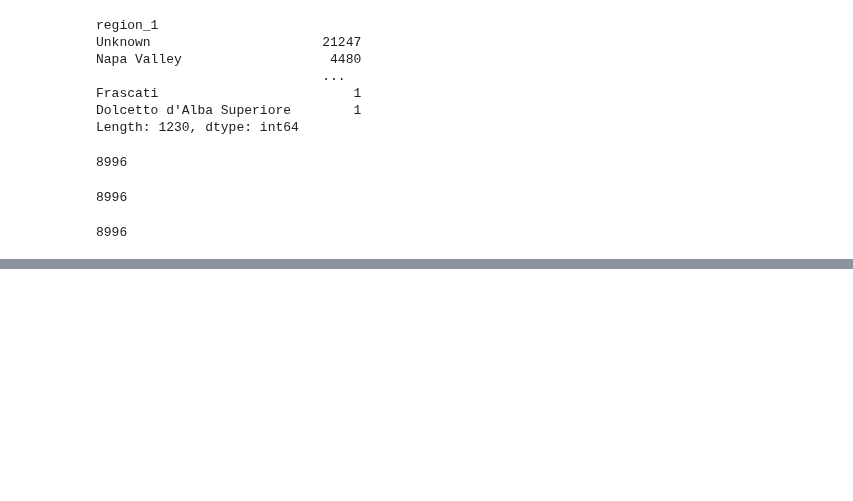
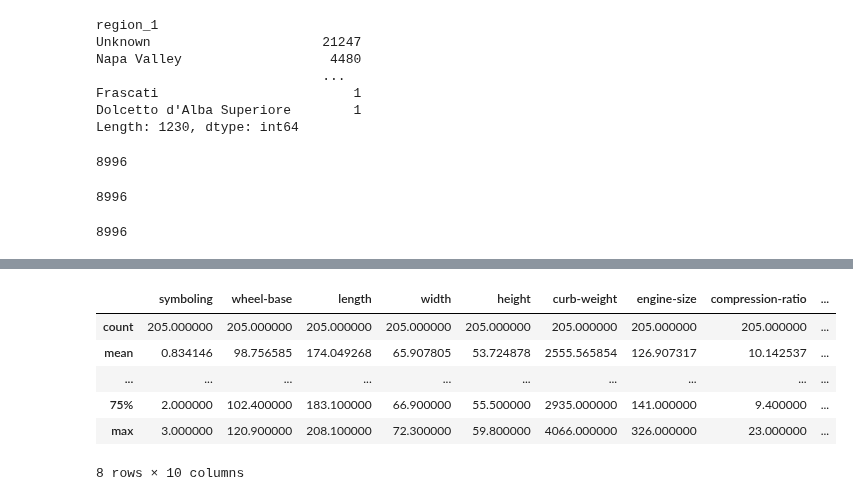
Before and after one commit to FRANKSADWAR/PersonalPractice, a Jupyter notebook: DataAnalysis/Learning Pandas.ipynb, the cells around one changed output, grey strips where cells are left out. Saved outputs shown, nothing was run; the diff lists cells and outputs as text; code cells hidden in the pictures; blank space fills up the shorter version.

```diff
--- a/DataAnalysis/Learning Pandas.ipynb
+++ b/DataAnalysis/Learning Pandas.ipynb
@@ -970,0 +1071,7 @@ pd.isnull(reviews.price).sum()
+# %%
+headers = headers = ["symboling","normalized-losses","make","fuel-type","aspiration", "num-of-doors","body-style",
+         "drive-wheels","engine-location","wheel-base", "length","width","height","curb-weight","engine-type",
+         "num-of-cylinders", "engine-size","fuel-system","bore","stroke","compression-ratio","horsepower",
+         "peak-rpm","city-mpg","highway-mpg","price"]
+
+data = pd.read_csv("Data/spam.txt", names = headers)
@@ -970,0 +1100,10 @@ pd.isnull(reviews.price).sum()
+# %%
+data.describe()
+# %% [output]
+|  | symboling | wheel-base | length | width | height | curb-weight | engine-size | compression-ratio | ... |
+| count | 205.000000 | 205.000000 | 205.000000 | 205.000000 | 205.000000 | 205.000000 | 205.000000 | 205.000000 | ... |
+| mean | 0.834146 | 98.756585 | 174.049268 | 65.907805 | 53.724878 | 2555.565854 | 126.907317 | 10.142537 | ... |
+| ... | ... | ... | ... | ... | ... | ... | ... | ... | ... |
+| 75% | 2.000000 | 102.400000 | 183.100000 | 66.900000 | 55.500000 | 2935.000000 | 141.000000 | 9.400000 | ... |
+| max | 3.000000 | 120.900000 | 208.100000 | 72.300000 | 59.800000 | 4066.000000 | 326.000000 | 23.000000 | ... |
+8 rows × 10 columns
```
Also changed, not shown: parts of 38 cells of this notebook, 2 other files.
